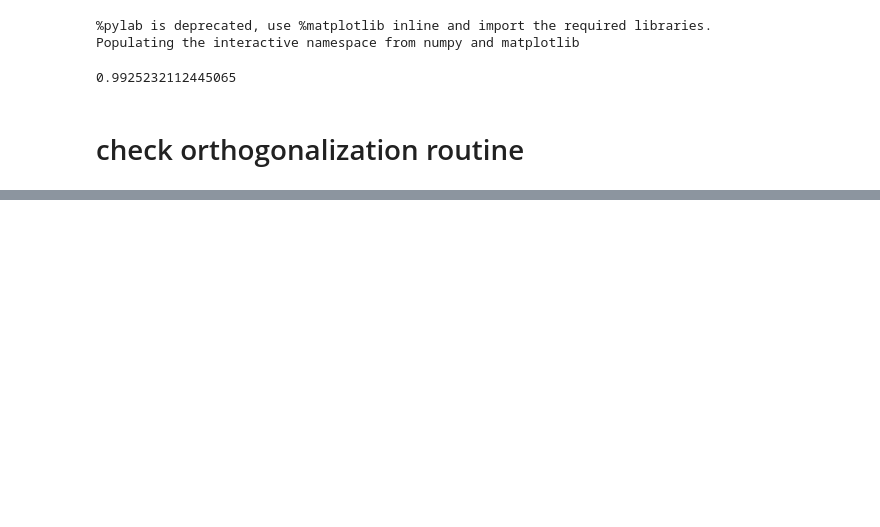
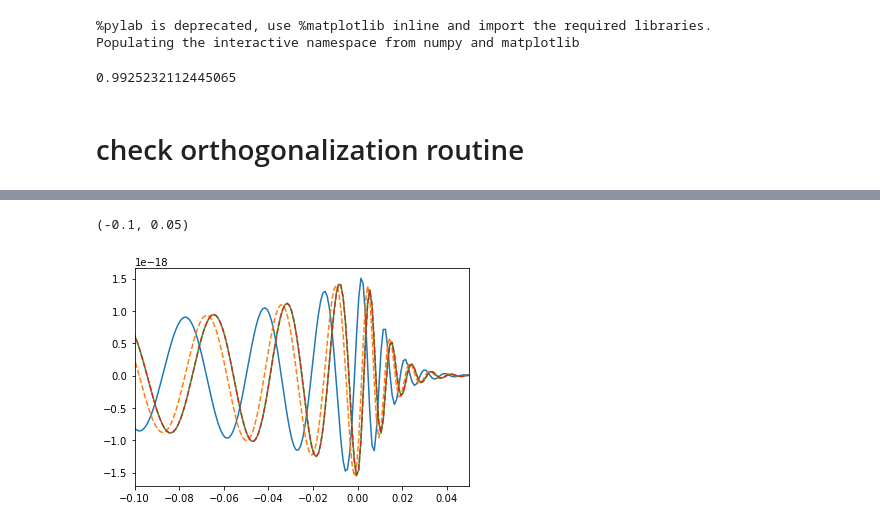
Before and after one commit to millsjc/pycbc, a Jupyter notebook: test_hm/playground/checking hp and hc orthogonality.ipynb, the cells around one changed output, grey strips where cells are left out. Cells and saved outputs as stored; diff of their text form; code cells hidden in the pictures; blank space fills up the shorter version.

```diff
--- a/test_hm/playground/checking hp and hc orthogonality.ipynb
+++ b/test_hm/playground/checking hp and hc orthogonality.ipynb
@@ -77,0 +146,28 @@ for phase2 in linspace(0,pi/2,10):
+# %%
+# phi = linspace(0,2*pi,100)
+# A22 = 1
+# A33 = 0.5
+# t = linspace(0, 2*pi, 100)
+# h22 = cos(2*t)*A22*(cos)
+# h33 = cos(3*t)
+from pycbc.waveform import get_td_waveform, td_approximants
+
+hp, hc = get_td_waveform(
+#     inclination=pi/2.1,
+    mass1=100, mass2=50, approximant="SEOBNRv2_opt", delta_t=0.001, f_lower=10, coa_phase=0)
+hp2, hc2 = get_td_waveform(
+#     inclination=pi/2.1,
+    mass1=100, mass2=50, approximant="SEOBNRv2_opt", delta_t=0.001, f_lower=10, coa_phase=-pi/4)
+hp3, hc3 = get_td_waveform(
+#     inclination=pi/2.1,
+    mass1=100, mass2=50, approximant="SEOBNRv2_opt", delta_t=0.001, f_lower=10, coa_phase=-pi/3)
+hp4 =1*( sin(2*pi/3)*hp2 + cos(2*pi/3)*hp )
+hp.plot()
+# hc.plot()
+hp2.plot(ls="--")
+hp3.plot()
+hp4.plot(ls="--")
+xlim(-0.1, 0.05)
+# %% [output]
+(-0.1, 0.05)
+[figure, added]
```
Also changed, not shown: parts of 9 cells of this notebook.
